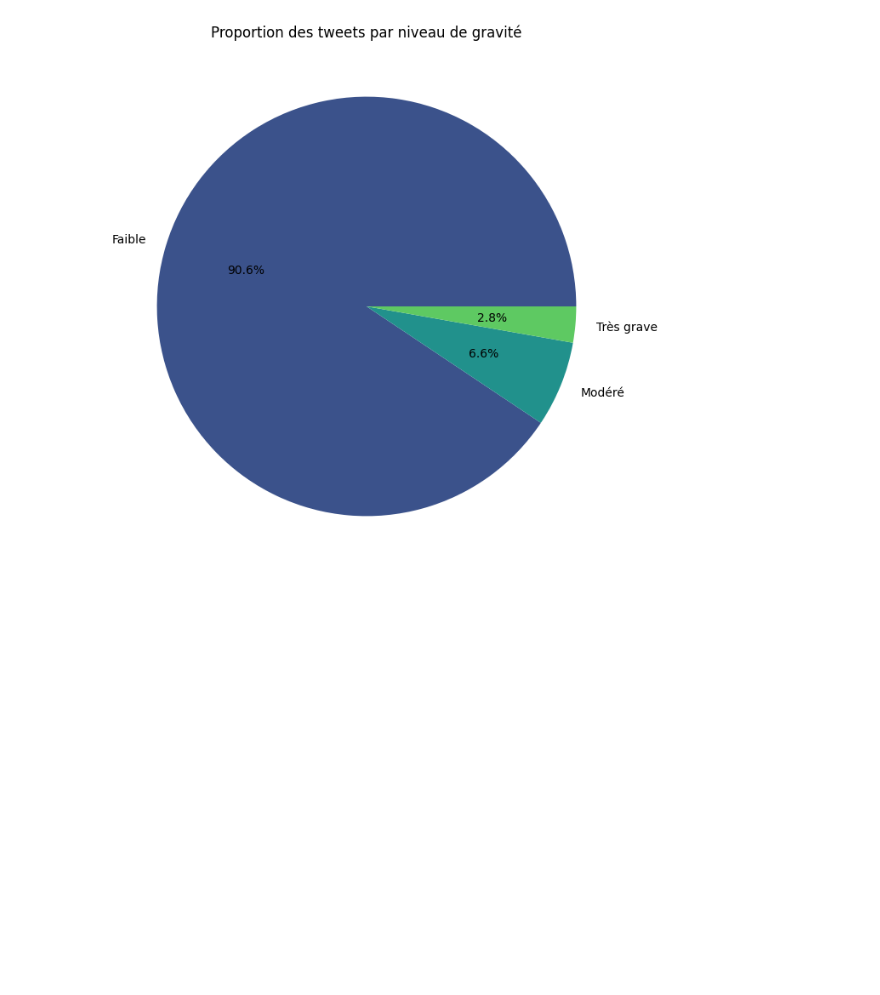
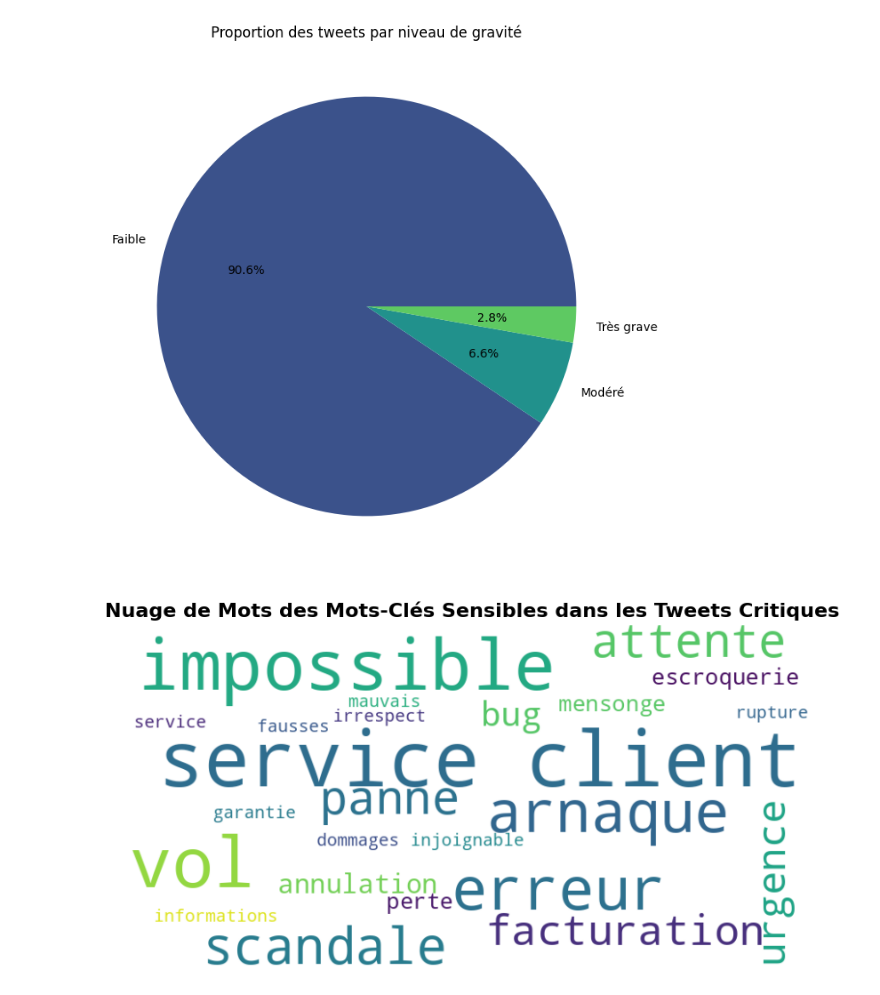
Before and after one commit to Ilyes360/engie, a Jupyter notebook: Graphe(Analyse)/Analyse.ipynb, the cells around one changed output. Drawn from its saved outputs; the diff is of its cells as text; code cells hidden in the pictures; blank space fills up the shorter version.

```diff
--- a/Graphe(Analyse)/Analyse.ipynb
+++ b/Graphe(Analyse)/Analyse.ipynb
@@ -307,3 +307,52 @@ Passing `palette` without assigning `hue` is deprecated and will be removed in v
   sns.barplot(x=severity_counts.index, y=severity_counts.values, palette='viridis')
 [figure]
 [figure]
+# %%
+import pandas as pd
+from wordcloud import WordCloud
+import matplotlib.pyplot as plt
+
+# Charger les données
+df = pd.read_csv("../Data/data_with_critical_keywords_and_discomfort.csv")
+
+# Liste des mots-clés sensibles
+mots_cles_sensibles = [
+    "délai", "panne", "urgence", "scandale", "problème", "erreur", "bug", "interruption",
+    "mauvais service", "incident", "disponibilité", "défaillance", "non-réponse", "injoignable",
+    "retard", "annulation", "indisponibilité", "difficulté", "absence", "injustifié", "non-résolu",
+    "échec", "dommages", "coût", "facturation", "prélèvement", "mauvaise communication",
+    "impossible", "perte", "arnaque", "mécontentement", "désagrément", "mauvaise expérience",
+    "déception", "insatisfaction", "service client", "délais", "rupture", "problèmes techniques",
+    "absence de réponse", "non-gestion", "résolution", "garantie", "inefficacité", "défectueux",
+    "manque d'information", "vol", "escroquerie", "mensonge", "non-remboursement", "insécurité",
+    "retour impossible", "rejet", "dépannage", "réclamation", "non-conforme", "mauvaise qualité",
+    "discrimination", "perte de connexion", "mauvaise gestion", "incapacité", "attente", "service déplorable",
+    "problème de connexion", "non-contrat", "fausses informations", "désactivation", "problème de facturation",
+    "mauvaise manipulation", "incompétence", "expérience négative", "irrespect", "non-respect", "injustices"
+]
+
+# Filtrer les tweets contenant des mots-clés sensibles dans la catégorie 'full_text'
+tweets_critiques = df[df['full_text'].str.contains('|'.join(mots_cles_sensibles), case=False, na=False)]
+
+# Extraire les mots-clés sensibles des tweets critiques
+words_filtered = []
+
+for text in tweets_critiques['full_text'].dropna():
+    for mot in mots_cles_sensibles:
+        if mot.lower() in text.lower():
+            words_filtered.append(mot)
+
+# Créer un texte combiné avec les mots-clés sensibles
+filtered_text = ' '.join(words_filtered)
+
+# Générer le nuage de mots avec uniquement les mots-clés sensibles
+wordcloud = WordCloud(width=800, height=400, background_color='white').generate(filtered_text)
+
+# Afficher le nuage de mots
+plt.figure(figsize=(10, 6))
+plt.imshow(wordcloud, interpolation='bilinear')
+plt.axis("off")
+plt.title("Nuage de Mots des Mots-Clés Sensibles dans les Tweets Critiques", fontsize=16, fontweight="bold")
+plt.show()
+# %% [output]
+[figure, added]
```
Also changed, not shown: parts of 4 cells of this notebook, 5 other files.
